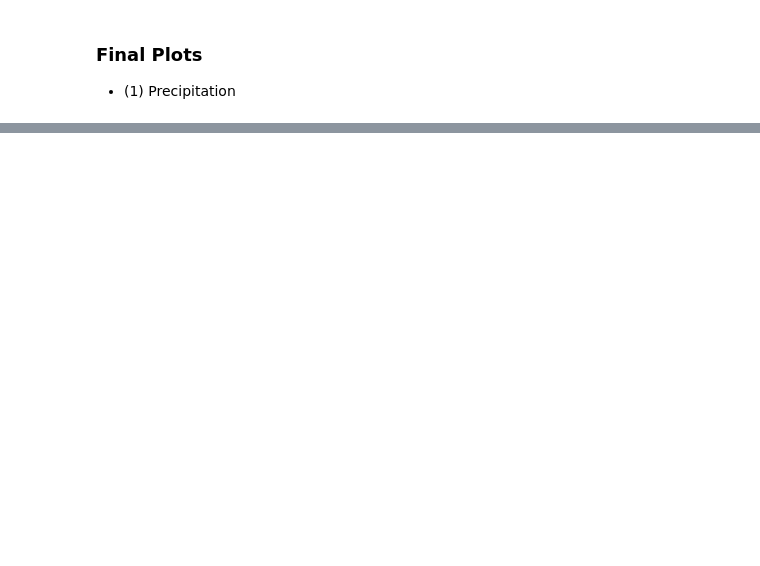
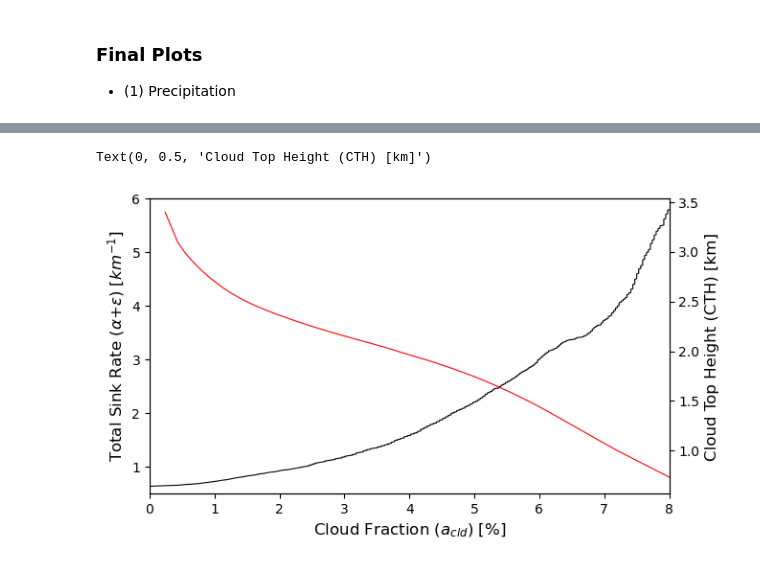
Before and after one commit to deszoeke/trade-cu-model, a Jupyter notebook: src/python/sensitivity_precip_cth.ipynb, the cells around one changed output, grey strips where cells are left out. Drawn from its saved outputs; the diff is of its cells as text; code cells hidden in the pictures; blank space fills up the shorter version.

```diff
--- a/src/python/sensitivity_precip_cth.ipynb
+++ b/src/python/sensitivity_precip_cth.ipynb
@@ -437,0 +455,17 @@ plt.tight_layout()
+# %%
+fig, ax = plt.subplots(figsize=(7, 4))
+ax.plot(matched_acc[xloc, :]*100, ae_range * 1e+3, color='k', linestyle='-', linewidth=0.8)
+
+ax.set_xlim(0, 8)
+ax.set_ylim(0.5, 6)
+
+ax.set_xlabel(r'Cloud Fraction ($a_{cld}$) [%]', fontsize=12)
+ax.set_ylabel(r'Total Sink Rate ($\alpha$+$\epsilon$) [$km^{-1}$]', fontsize=12)
+
+ax2 = ax.twinx()
+ax2.plot(matched_acc[xloc, :]*100, cthkeep[xloc, :]/1000, color='r', linestyle='-', linewidth=0.8)
+
+ax2.set_ylabel(r'Cloud Top Height (CTH) [km]', fontsize=12)
+# %% [output]
+Text(0, 0.5, 'Cloud Top Height (CTH) [km]')
+[figure, added]
```
Also changed, not shown: parts of 10 cells of this notebook.
